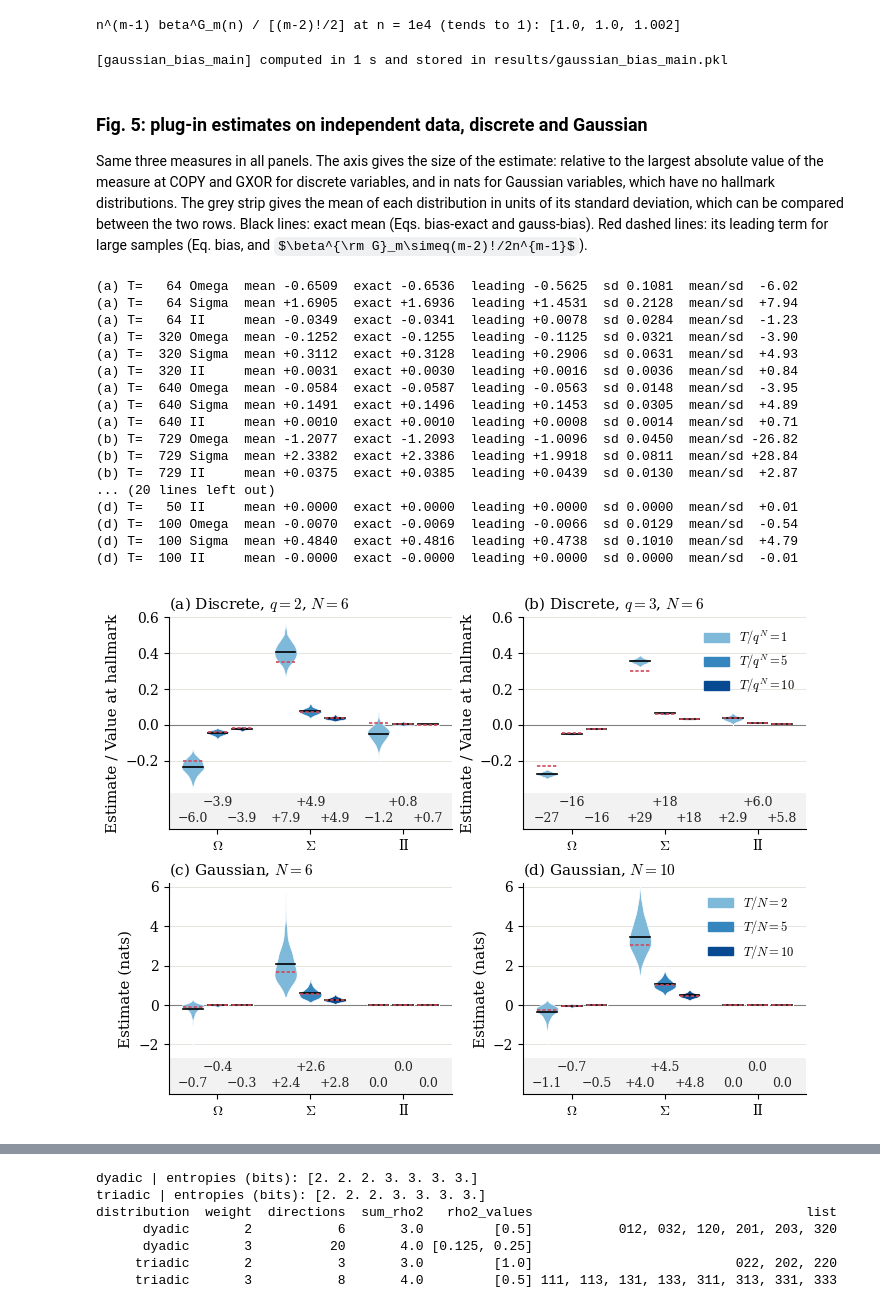
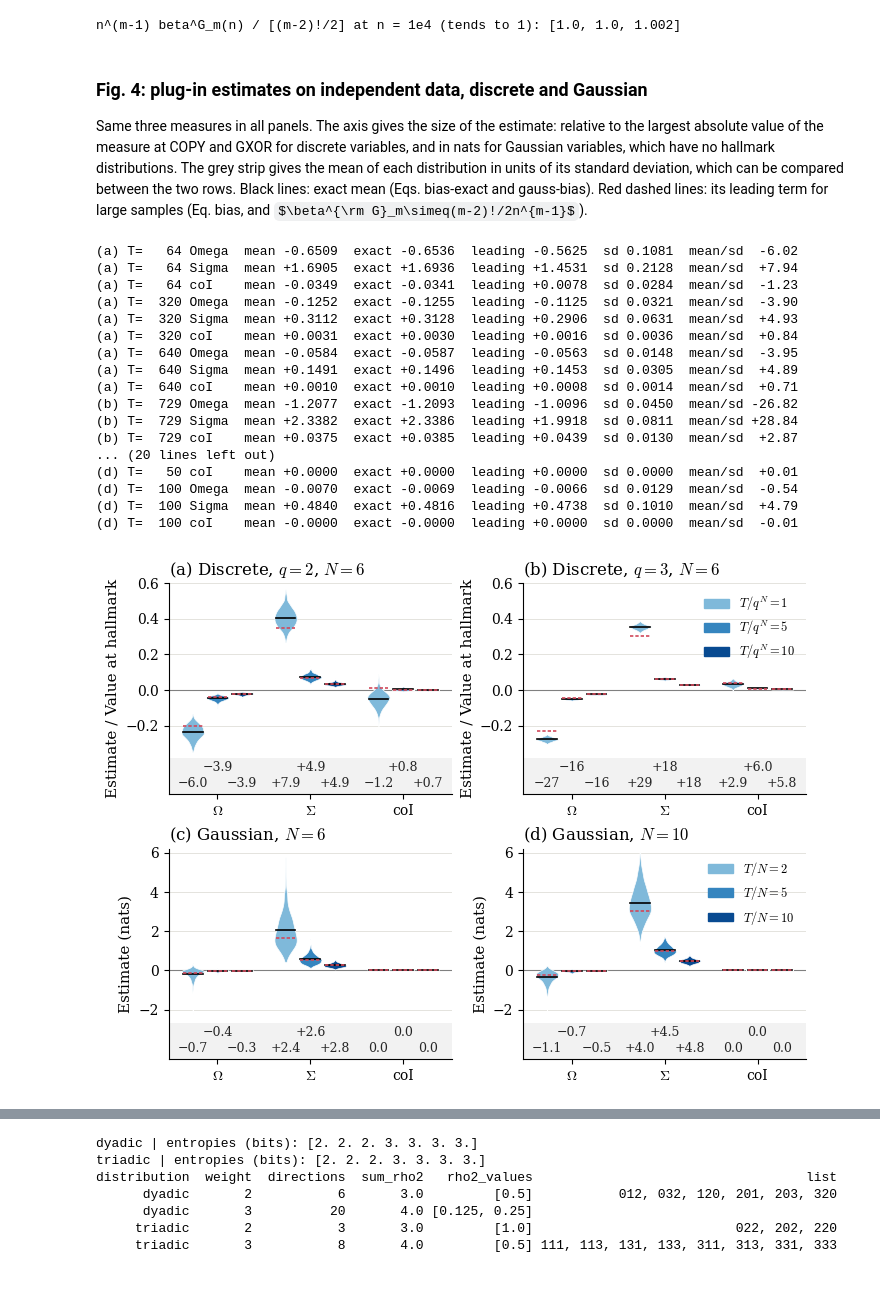
Before and after one commit to GuEMM/OrderWeights, a Jupyter notebook: notebooks/reproduce_figures_and_tables.ipynb, the cells around one changed output, grey strips where cells are left out. Cells and saved outputs as stored; diff of their text form; code cells hidden in the pictures; some formulas as TeX source.

```diff
--- a/notebooks/reproduce_figures_and_tables.ipynb
+++ b/notebooks/reproduce_figures_and_tables.ipynb
@@ -603,6 +639,6 @@ def violin_figure(sims, names, N, qs, ratios, name, width=17.0, legend_ax=0, leg
     save(fig, name, dpi=250)
     plt.show()
 
-MAIN = dict(names=["Omega", "Sigma", "II"], N=6, qs=(2, 3), ratios=(1, 5, 10))
-SI = dict(names=["TC", "DTC", "Sigma", "TSE", "Omega", "phiSR", "II"], N=6, qs=(2, 3, 4), ratios=(1, 5, 10))
+MAIN = dict(names=["Omega", "Sigma", "coI"], N=6, qs=(2, 3), ratios=(1, 5, 10))
+SI = dict(names=["TC", "DTC", "Sigma", "TSE", "Omega", "OmegaStar", "coI"], N=6, qs=(2, 3, 4), ratios=(1, 5, 10))
 sims_main = cached("bias_violins_main", lambda: run_violins(**MAIN, R=1000, seed=0))   # Fig. 5a,b, drawn in Sec. 6
@@ -621,7 +654,7 @@ for q in (2, 3, 4):
     src = sims_main if q in (2, 3) else sims_SI
     for ratio in (1, 10):
         T = ratio * q ** 6
-        for n in ("Omega", "Sigma", "II"):
+        for n in ("Omega", "Sigma", "coI"):
             c = M.coeffs(n, 6); s = src[(q, ratio)][n]
             rows.append(dict(q=q, T=T, measure=n, simulated_mean=s.mean(), exact=B.exact_bias(c, 6, q, T),
                              first_term=B.leading_bias(c, 6, q, T), sd=s.std()))
@@ -852,7 +882,7 @@ largest relative standard error: 0.01
 Plug-in estimates from the sample covariance of $T$ independent samples, $n=T-1$. The exact mean is Eq. (gauss-bias), the same for every Gaussian distribution. We first check that the two forms of the exact mean agree, and the leading behaviour $\beta^{\rm G}_m\simeq(m-2)!/2n^{m-1}$.
 # %%
 for N in (6, 10):
-    for name in ("TC", "DTC", "Sigma", "TSE", "Omega", "phiSR", "II"):
+    for name in ("TC", "DTC", "Sigma", "TSE", "Omega", "OmegaStar", "coI"):
         c = M.coeffs(name, N); lam = [float(x) for x in M.order_weights(c)]
         for T in (2 * N, 10 * N):
             alt = sum(lam[m - 1] * comb(N, m) * G.beta_G(m, T - 1) for m in range(2, N + 1))
@@ -895,13 +925,11 @@ def gauss_figure(sims, names, Ns, ratios, name, width=17.0, standardize=False):
     save(fig, name, dpi=250)
     plt.show()
 
-# Fig. 5c,d: the three measures of Fig. 5a,b. N = 6 and 10 (the interaction information needs all 2^N subsets).
-GMAIN = dict(names=["Omega", "Sigma", "II"], Ns=(6, 10), ratios=(2, 5, 10))
+# Fig. 5c,d: the three measures of Fig. 5a,b. N = 6 and 10 (the co-information needs all 2^N subsets).
+GMAIN = dict(names=["Omega", "Sigma", "coI"], Ns=(6, 10), ratios=(2, 5, 10))
 gsims_main = cached("gaussian_bias_main", lambda: run_gauss(**GMAIN, R=1000, seed=0))
-# %% [output]
-[gaussian_bias_main] computed in 1 s and stored in results/gaussian_bias_main.pkl
 # %% [markdown]
-### Fig. 5: plug-in estimates on independent data, discrete and Gaussian
+### Fig. 4: plug-in estimates on independent data, discrete and Gaussian
 
 Same three measures in all panels. The axis gives the size of the estimate: relative to the largest absolute value of the measure at COPY and GXOR for discrete variables, and in nats for Gaussian variables, which have no hallmark distributions. The grey strip gives the mean of each distribution in units of its standard deviation, which can be compared between the two rows. Black lines: exact mean (Eqs. bias-exact and gauss-bias). Red dashed lines: its leading term for large samples (Eq. bias, and $\beta^{\rm G}_m\simeq(m-2)!/2n^{m-1}$).
 # %%
@@ -940,40 +968,40 @@ def bias_figure(dsims, gsims, names, name, fs=12, ylims=None, strip=0.17):
                 lab = "0.0" if abs(z) < 0.05 else (f"{z:+.0f}" if abs(z) >= 10 else f"{z:+.1f}").replace("-", "\u2212")
                 ax.text(x, ypos, lab, transform=tr,
                         ha="center", va="bottom", fontsize=fs - 3, color="0.15", zorder=3)
                 print(f"{title[:3]} T={T:5d} {n:6s} mean {v_.mean():+.4f}  exact {ex:+.4f}  leading {lead:+.4f}  "
                       f"sd {v_.std():.4f}  mean/sd {z:+6.2f}")
         ax.set_xticks(range(len(names))); ax.set_xticklabels([M.LABEL[n] for n in names], fontsize=fs)
         ax.tick_params(labelsize=fs - 2)
-        ax.set_title(title, loc="left", fontsize=fs-1)
+        ax.set_title(title, loc="left", fontsize=fs)
         ax.grid(axis="y", color=GRID, lw=0.7); ax.set_axisbelow(True)
         for sp in ("top", "right"): ax.spines[sp].set_visible(False)
         ax.set_yticks([t for t in ax.get_yticks() if lo - 1e-9 <= t <= hi + 1e-9])   # no ticks inside the strip
     for a in axes[0]: a.set_ylabel("Estimate / Value at hallmark", fontsize=fs - 1)
     for a in axes[1]: a.set_ylabel("Estimate (nats)", fontsize=fs - 1)
     h = [plt.Rectangle((0, 0), 1, 1, color=c) for c in cols]
     axes[0, 1].legend(h, [r"$T/q^N=1$", r"$T/q^N=5$", r"$T/q^N=10$"], frameon=False, fontsize=fs - 3, loc="upper right")
     axes[1, 1].legend(h, [r"$T/N=2$", r"$T/N=5$", r"$T/N=10$"], frameon=False, fontsize=fs - 3, loc="upper right")
     save(fig, name, dpi=250)
     plt.show()
 
-bias_figure(sims_main, gsims_main, ["Omega", "Sigma", "II"], "bias_main")
+bias_figure(sims_main, gsims_main, ["Omega", "Sigma", "coI"], "Figure_4_Bias_measures")
 # %% [output]
 (a) T=   64 Omega  mean -0.6509  exact -0.6536  leading -0.5625  sd 0.1081  mean/sd  -6.02
 (a) T=   64 Sigma  mean +1.6905  exact +1.6936  leading +1.4531  sd 0.2128  mean/sd  +7.94
-(a) T=   64 II     mean -0.0349  exact -0.0341  leading +0.0078  sd 0.0284  mean/sd  -1.23
+(a) T=   64 coI    mean -0.0349  exact -0.0341  leading +0.0078  sd 0.0284  mean/sd  -1.23
 (a) T=  320 Omega  mean -0.1252  exact -0.1255  leading -0.1125  sd 0.0321  mean/sd  -3.90
 (a) T=  320 Sigma  mean +0.3112  exact +0.3128  leading +0.2906  sd 0.0631  mean/sd  +4.93
-(a) T=  320 II     mean +0.0031  exact +0.0030  leading +0.0016  sd 0.0036  mean/sd  +0.84
+(a) T=  320 coI    mean +0.0031  exact +0.0030  leading +0.0016  sd 0.0036  mean/sd  +0.84
 (a) T=  640 Omega  mean -0.0584  exact -0.0587  leading -0.0563  sd 0.0148  mean/sd  -3.95
 (a) T=  640 Sigma  mean +0.1491  exact +0.1496  leading +0.1453  sd 0.0305  mean/sd  +4.89
-(a) T=  640 II     mean +0.0010  exact +0.0010  leading +0.0008  sd 0.0014  mean/sd  +0.71
+(a) T=  640 coI    mean +0.0010  exact +0.0010  leading +0.0008  sd 0.0014  mean/sd  +0.71
 (b) T=  729 Omega  mean -1.2077  exact -1.2093  leading -1.0096  sd 0.0450  mean/sd -26.82
 (b) T=  729 Sigma  mean +2.3382  exact +2.3386  leading +1.9918  sd 0.0811  mean/sd +28.84
-(b) T=  729 II     mean +0.0375  exact +0.0385  leading +0.0439  sd 0.0130  mean/sd  +2.87
+(b) T=  729 coI    mean +0.0375  exact +0.0385  leading +0.0439  sd 0.0130  mean/sd  +2.87
 ... (20 lines left out)
-(d) T=   50 II     mean +0.0000  exact +0.0000  leading +0.0000  sd 0.0000  mean/sd  +0.01
+(d) T=   50 coI    mean +0.0000  exact +0.0000  leading +0.0000  sd 0.0000  mean/sd  +0.01
 (d) T=  100 Omega  mean -0.0070  exact -0.0069  leading -0.0066  sd 0.0129  mean/sd  -0.54
 (d) T=  100 Sigma  mean +0.4840  exact +0.4816  leading +0.4738  sd 0.1010  mean/sd  +4.79
-(d) T=  100 II     mean -0.0000  exact -0.0000  leading +0.0000  sd 0.0000  mean/sd  -0.01
+(d) T=  100 coI    mean -0.0000  exact -0.0000  leading +0.0000  sd 0.0000  mean/sd  -0.01
-[figure, old version]
+[figure, new version]
 # %%
```
Also changed, not shown: parts of 25 cells of this notebook, 32 other files.
